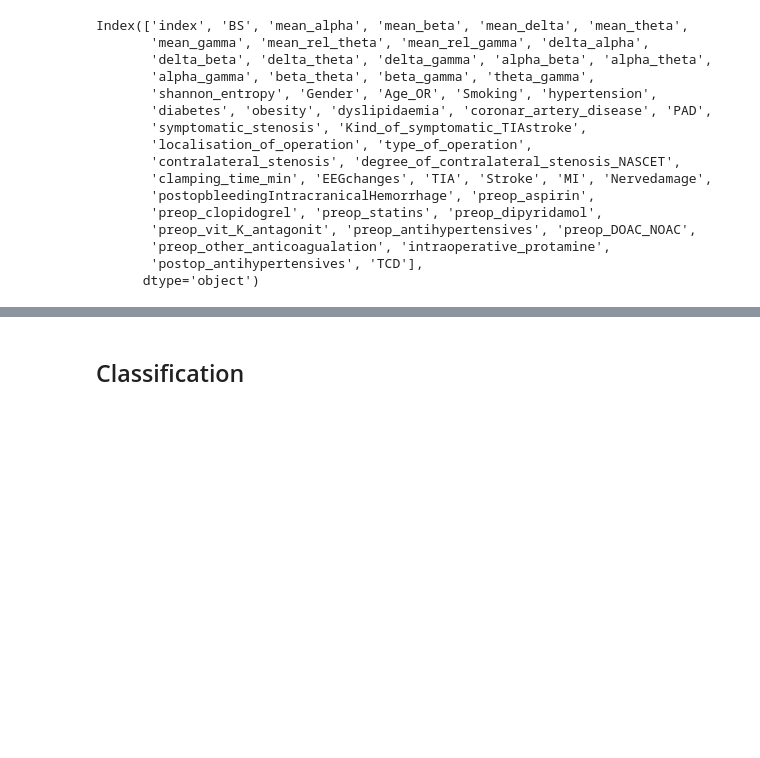
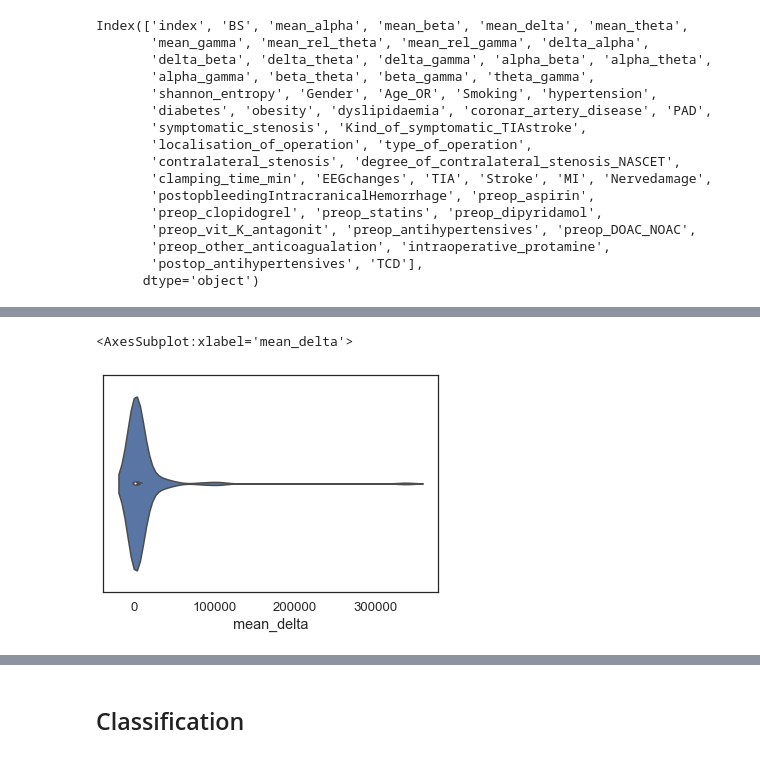
Before and after one commit to elifozkn/EEG-Burst-Suppression-Analysis, a Jupyter notebook: EEG-BS.ipynb, the cells around one changed output, grey strips where cells are left out. Saved outputs shown, nothing was run; the diff lists cells and outputs as text; code cells hidden in the pictures; blank space fills up the shorter version.

```diff
--- a/EEG-BS.ipynb
+++ b/EEG-BS.ipynb
@@ -580,3 +590,8 @@ sns.countplot(x = "Gender",data=annotated_df,hue = "BS")
+# %%
+sns.violinplot(x = "mean_delta",data=annotated_df,hue = "BS")
+# %% [output]
+<AxesSubplot:xlabel='mean_delta'>
+[figure, added]
 # %%
 sns.histplot(x = "Age_OR", data=annotated_df,hue="BS")
 # %% [output]
```
Also changed, not shown: parts of 36 cells of this notebook.
